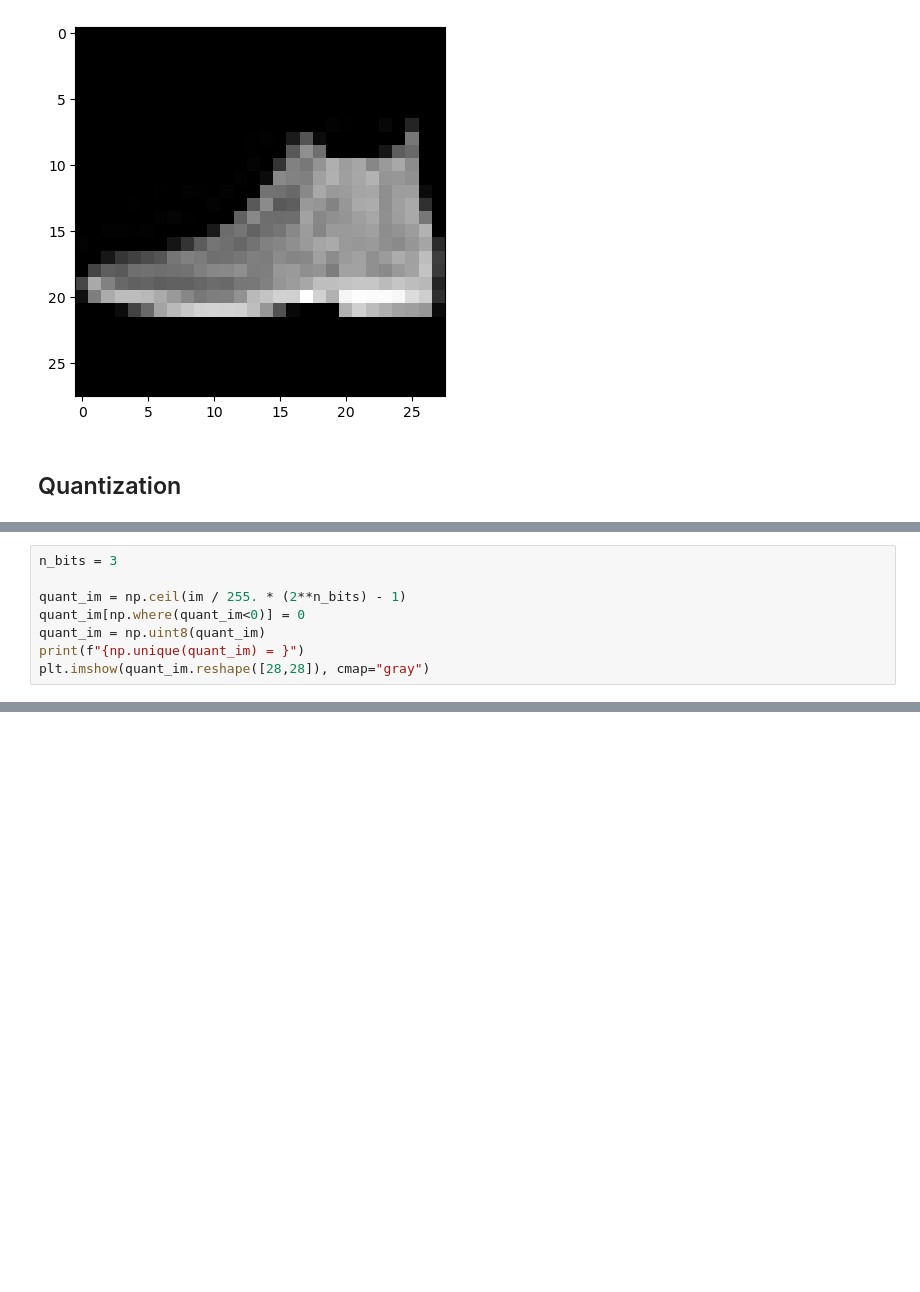
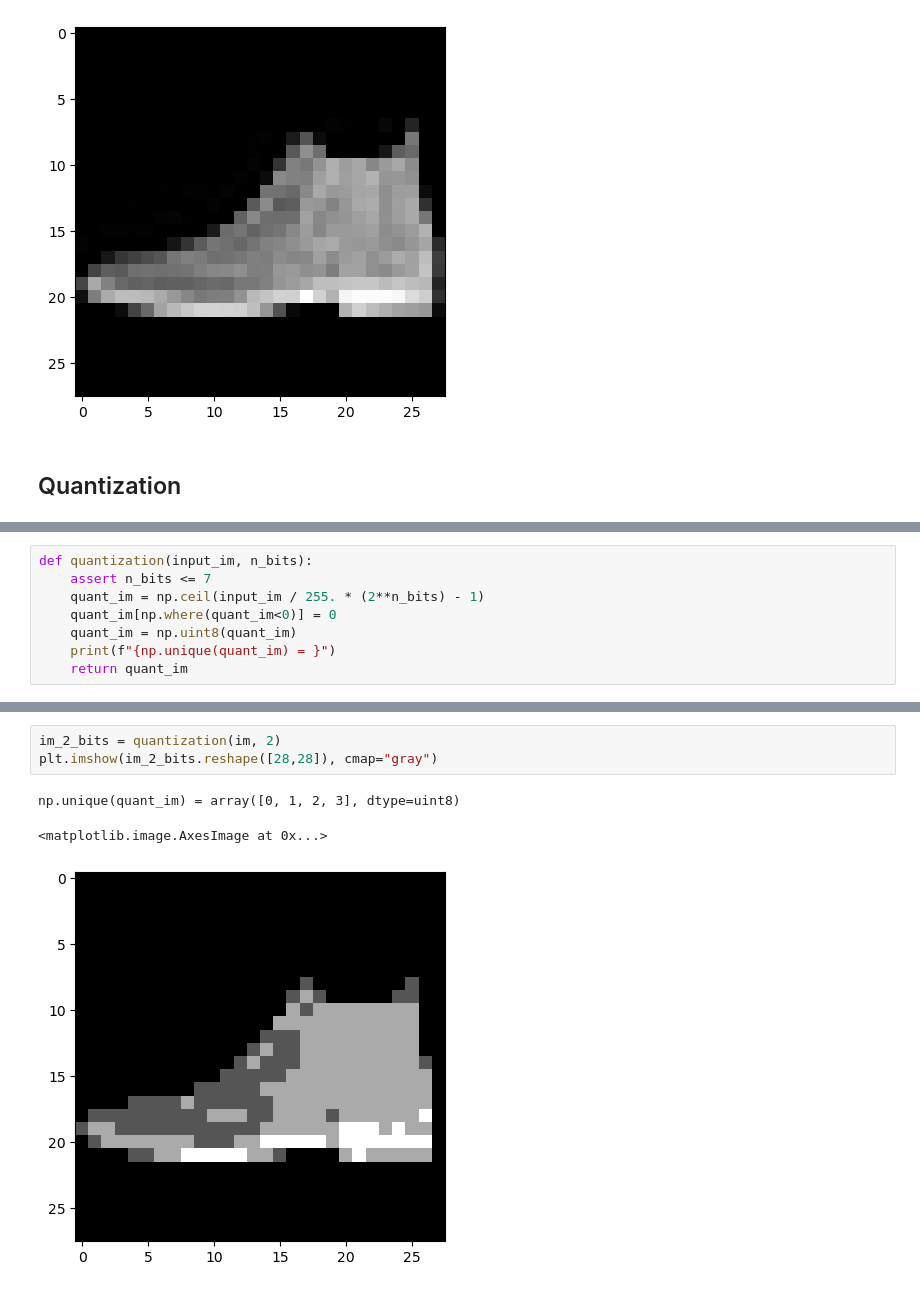
Before and after one commit to khoaguin/PocketHHE, a Jupyter notebook: data/fashion-mnist/data-exploration.ipynb, the cells around one changed output, grey strips where cells are left out. Drawn from its saved outputs; the diff is of its cells as text; blank space fills up the shorter version.

Commit message:
exploring with 1 and 2-bit fmnist images

````diff
--- a/data/fashion-mnist/data-exploration.ipynb
+++ b/data/fashion-mnist/data-exploration.ipynb
@@ -64,10 +64,10 @@ let image_data = images_data.data[start..start + image_size]
             .collect();
 ```
 # %%
-n_bits = 3
-
-quant_im = np.ceil(im / 255. * (2**n_bits) - 1)
-quant_im[np.where(quant_im<0)] = 0
-quant_im = np.uint8(quant_im)
-print(f"{np.unique(quant_im) = }")
-plt.imshow(quant_im.reshape([28,28]), cmap="gray")
+def quantization(input_im, n_bits):
+    assert n_bits <= 7
+    quant_im = np.ceil(input_im / 255. * (2**n_bits) - 1)
+    quant_im[np.where(quant_im<0)] = 0
+    quant_im = np.uint8(quant_im)
+    print(f"{np.unique(quant_im) = }")
+    return quant_im
@@ -77,0 +81,7 @@ np.unique(quant_im) = array([0, 1, 2, 3, 4, 5, 6, 7], dtype=uint8)
+# %%
+im_2_bits = quantization(im, 2)
+plt.imshow(im_2_bits.reshape([28,28]), cmap="gray")
+# %% [output]
+np.unique(quant_im) = array([0, 1, 2, 3], dtype=uint8)
+<matplotlib.image.AxesImage at 0x...>
+[figure, added]
````
Also changed, not shown: parts of 4 cells of this notebook.
